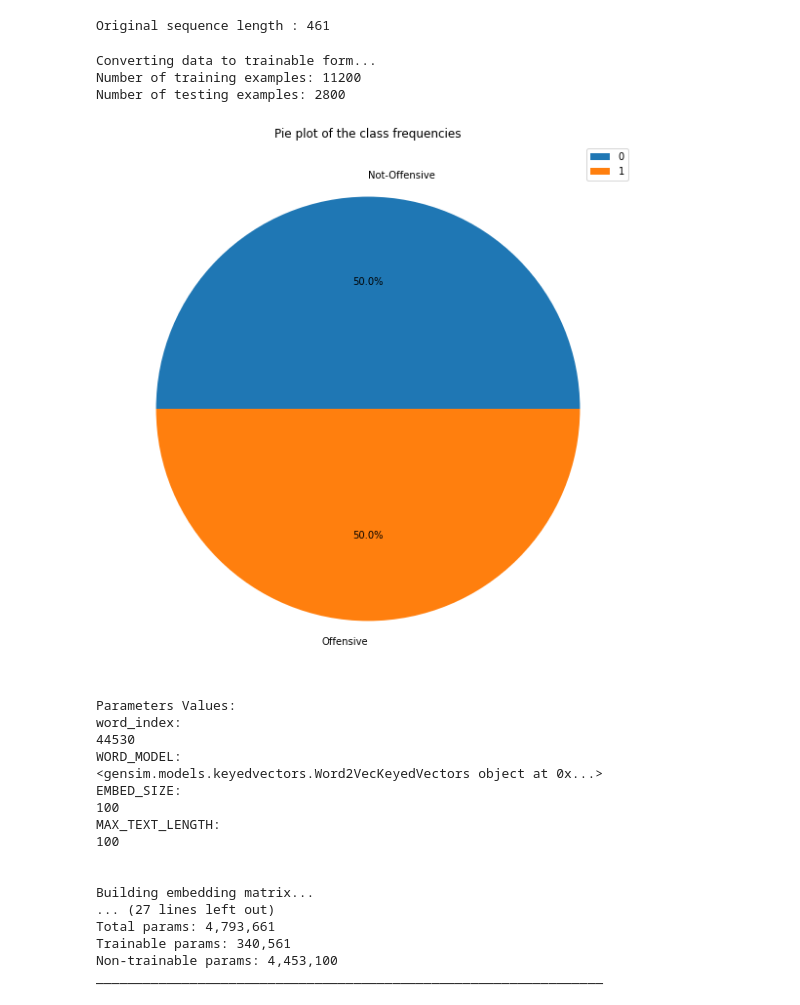
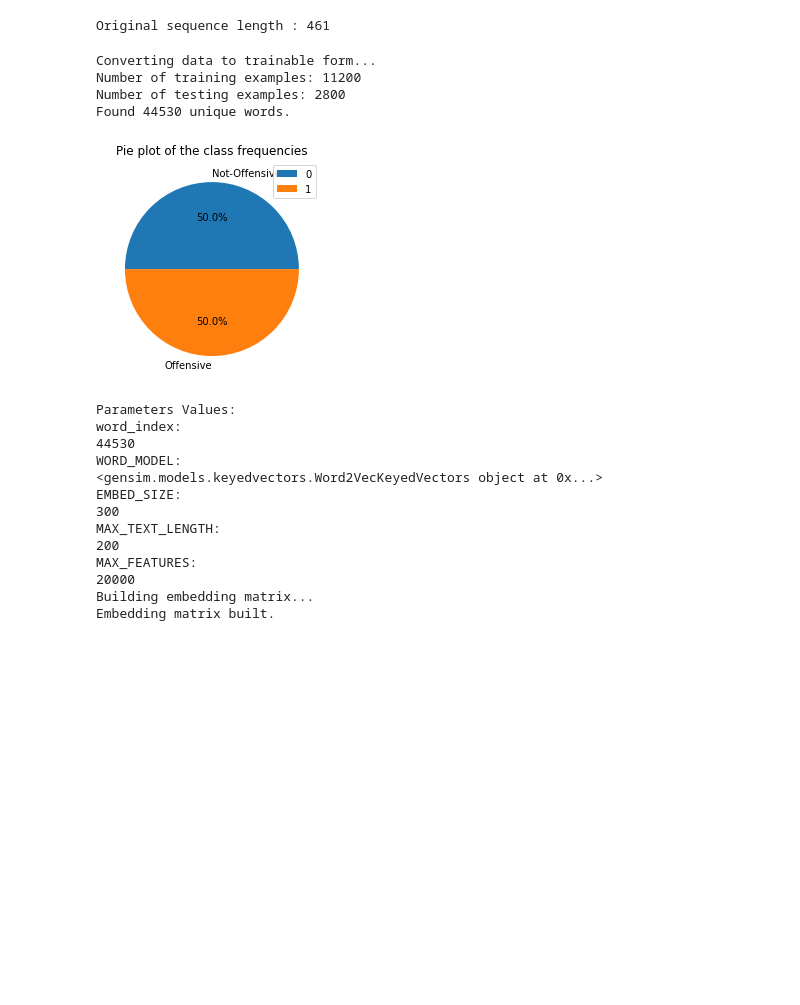
Before and after one commit to MouadBH/arabic-offensive-language-detection, a Jupyter notebook: LSTM_AraVec.ipynb, the cells around one changed output. Drawn from its saved outputs; the diff is of its cells as text; code cells hidden in the pictures; blank space fills up the shorter version.

Commit message:
AraVec Best Model Yet 81%

```diff
--- a/LSTM_AraVec.ipynb
+++ b/LSTM_AraVec.ipynb
@@ -102,8 +104,8 @@ Max Length: 461
 print("Original sequence length : "+str(MAX_TEXT_LENGTH))
 
 # CHANGE MAX LENGTH (timesteps)
-MAX_TEXT_LENGTH = 100
-# MAX_FEATURES = 10000
+MAX_TEXT_LENGTH = 200
+MAX_FEATURES = 20000
 # %% [output]
 Original sequence length : 461
 # %%
@@ -111,26 +113,25 @@ x_train, x_test, y_train, y_test, train_y_cat, word_index = class_str_2_ind(X_tr
                                                                             Y_train, Y_test,
                                                                             CLASSES_LIST, MAX_FEATURES,
                                                                             MAX_TEXT_LENGTH)
+print('Found %d unique words.' % len(word_index))
 test_cat_y = np_utils.to_categorical(y_test, len(CLASSES_LIST))
 # %% [output]
 Converting data to trainable form...
 Number of training examples: 11200
 Number of testing examples: 2800
+Found 44530 unique words.
 # %%
-LABELS = (
-    'Not-Offensive', 'Offensive'
-)
-
+LABELS = ('Not-Offensive', 'Offensive')
 tmp = np.concatenate((y_train, y_test))
 unique, counts = np.unique(tmp, return_counts=True)
 del tmp
-plt.figure("Target Pie", figsize=(10, 10))
+plt.figure("Target Pie")
 plt.title("Pie plot of the class frequencies")
 plt.pie(counts, labels=LABELS, autopct='%1.1f%%')
 plt.legend(unique)
 # plt.savefig("./img/stats_classes.png")
 plt.show();
 # %% [output]
-[figure, old version]
+[figure, new version]
 # %%
 def get_lstm_model(embedding_weights, word_index, vocab_dim, max_length, print_summary=True):
@@ -196,11 +195,10 @@ print("EMBED_SIZE: ")
 print(EMBED_SIZE)
 print("MAX_TEXT_LENGTH: ")
 print(MAX_TEXT_LENGTH)
-print("\n")
+print("MAX_FEATURES:")
+print(MAX_FEATURES)
 
 embedding_matrix, words_not_found = get_embedding_matrix(word_index, WORD_MODEL, EMBED_SIZE)
-print("\nBuild LSTM Model ...")
-model = get_lstm_model(embedding_matrix, word_index, EMBED_SIZE, MAX_TEXT_LENGTH, print_summary=True)
 # %% [output]
 Parameters Values:
 word_index:
@@ -208,17 +206,13 @@ word_index:
 WORD_MODEL:
 <gensim.models.keyedvectors.Word2VecKeyedVectors object at 0x...>
 EMBED_SIZE:
-100
+300
 MAX_TEXT_LENGTH:
-100
-
-
+200
+MAX_FEATURES:
+20000
 Building embedding matrix...
-... (27 lines left out)
-Total params: 4,793,661
-Trainable params: 340,561
-Non-trainable params: 4,453,100
-_________________________________________________________________
+Embedding matrix built.
 # %%
 print('number of null word embeddings: %d' % np.sum(np.sum(embedding_matrix, axis=1) == 0))
 # %% [output]
```
Also changed, not shown: parts of 21 cells of this notebook.
